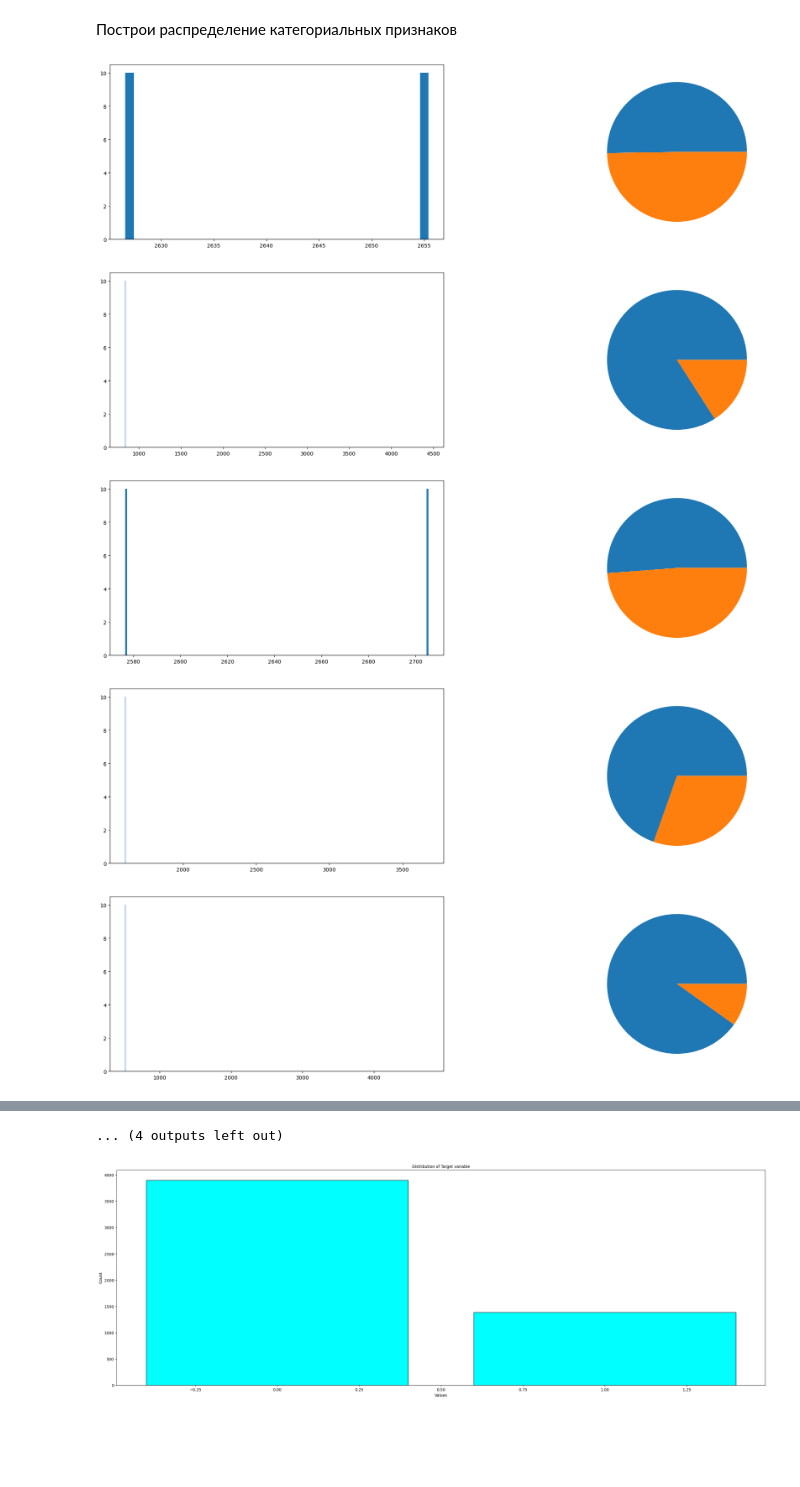
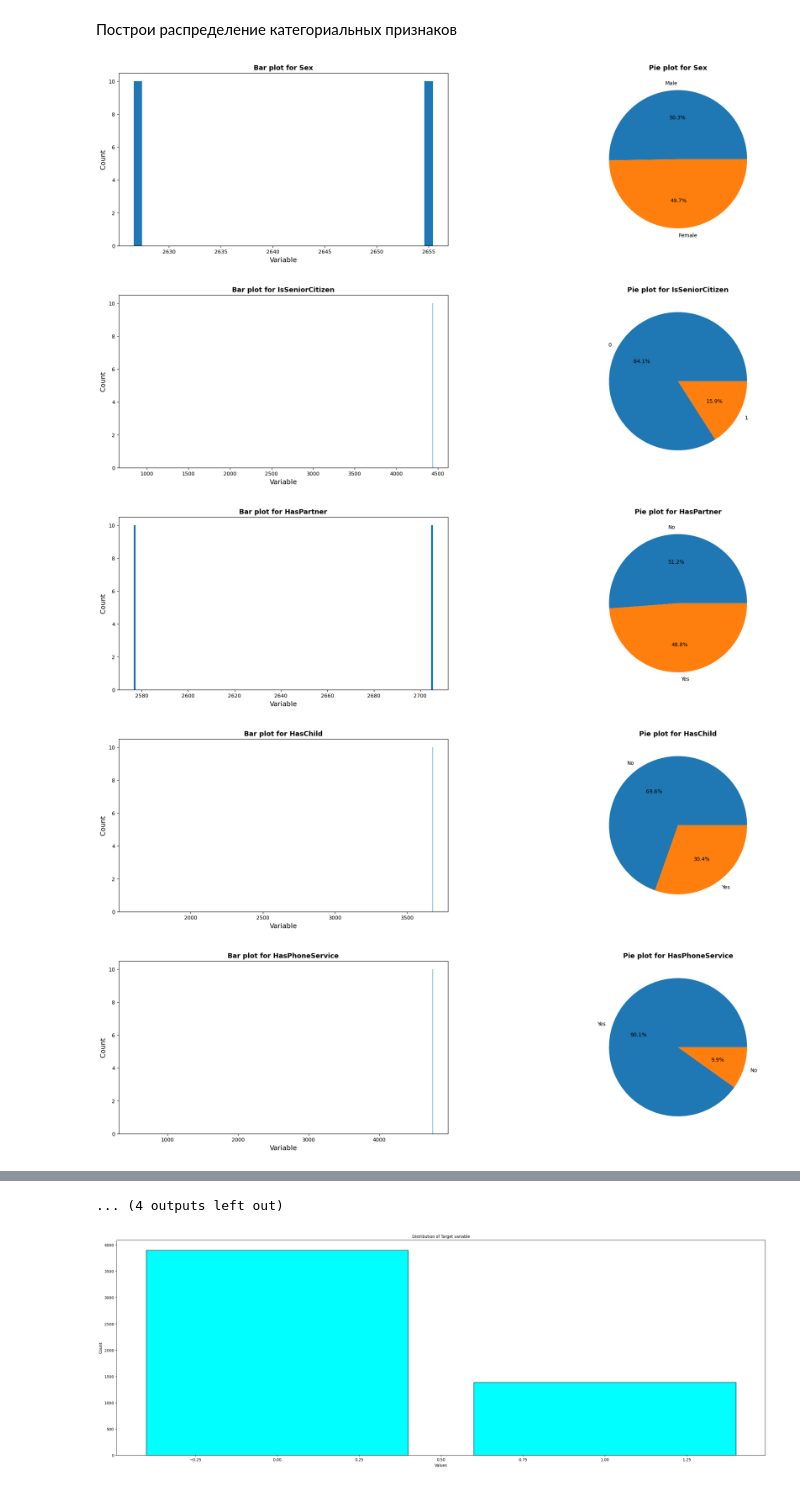
Before and after one commit to bbalandin/Trial, a Jupyter notebook: week_03_composition_model_selection/Homework/hw_3_kaggle.ipynb, the cells around one changed output, grey strips where cells are left out. Drawn from its saved outputs; the diff is of its cells as text; code cells hidden in the pictures; blank space fills up the shorter version.

```diff
--- a/week_03_composition_model_selection/Homework/hw_3_kaggle.ipynb
+++ b/week_03_composition_model_selection/Homework/hw_3_kaggle.ipynb
@@ -226,13 +226,17 @@ MonthlySpending
 # %%
 for cat_elem in cat_cols:
   freq_of_feature = data[cat_elem].value_counts()
   fig, axes = plt.subplots(1, 2, figsize=(25, 6))
   axes[0].bar(freq_of_feature, height=10)
-  axes[1].pie(freq_of_feature)
+  axes[0].set_title(f'Bar plot for {cat_elem}', fontsize=13, fontweight='bold')
+  axes[0].set_xlabel('Variable', fontsize=13)
+  axes[0].set_ylabel('Count', fontsize=13)
+  axes[1].pie(freq_of_feature, autopct='%1.1f%%', labels=freq_of_feature.keys())
+  axes[1].set_title(f'Pie plot for {cat_elem}', fontsize=13, fontweight='bold')
   plt.show()
 # %% [output]
-[figure, old version]
+[figure, new version]
-[figure, old version]
+[figure, new version]
-[figure, old version]
+[figure, new version]
-[figure, old version]
+[figure, new version]
-[figure, old version]
+[figure, new version]
```
Also changed, not shown: parts of 1 cell of this notebook.
